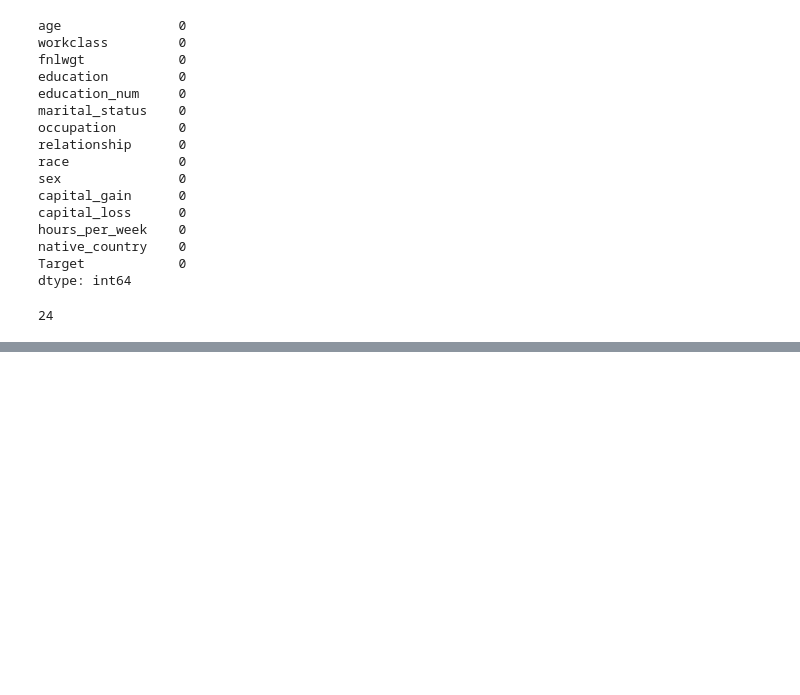
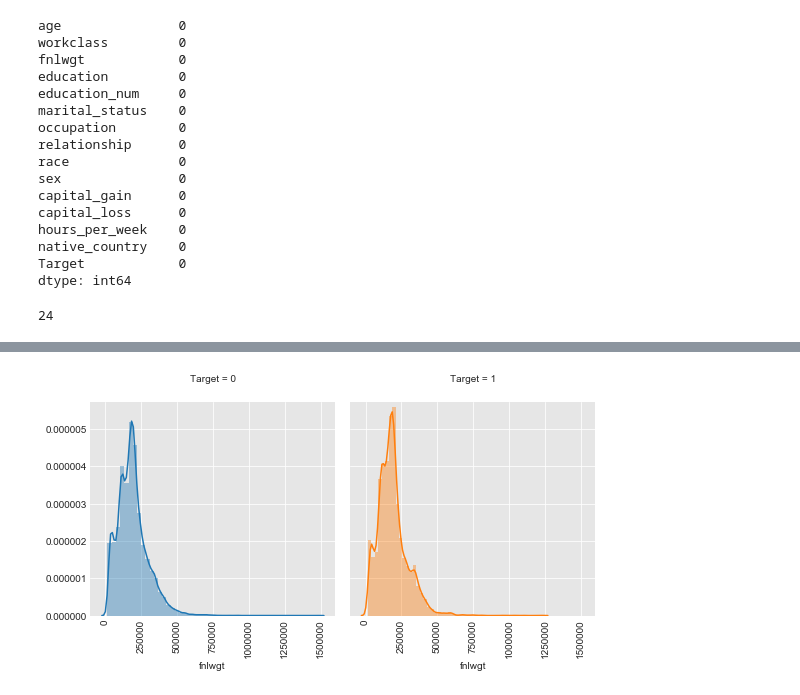
Before and after one commit to nagendra405/ML, a Jupyter notebook: Adult_Logistic_Regression/logistic_regression.ipynb, the cells around one changed output, grey strips where cells are left out. Cells and saved outputs as stored; diff of their text form; code cells hidden in the pictures; blank space fills up the shorter version.

```diff
--- a/Adult_Logistic_Regression/logistic_regression.ipynb
+++ b/Adult_Logistic_Regression/logistic_regression.ipynb
@@ -293,0 +136,4 @@ accuracies.mean()
+# %%
+plotting_numerical(df,'fnlwgt','Target',4)
+# %% [output]
+[figure, added]
```
Also changed, not shown: parts of 91 cells of this notebook.
